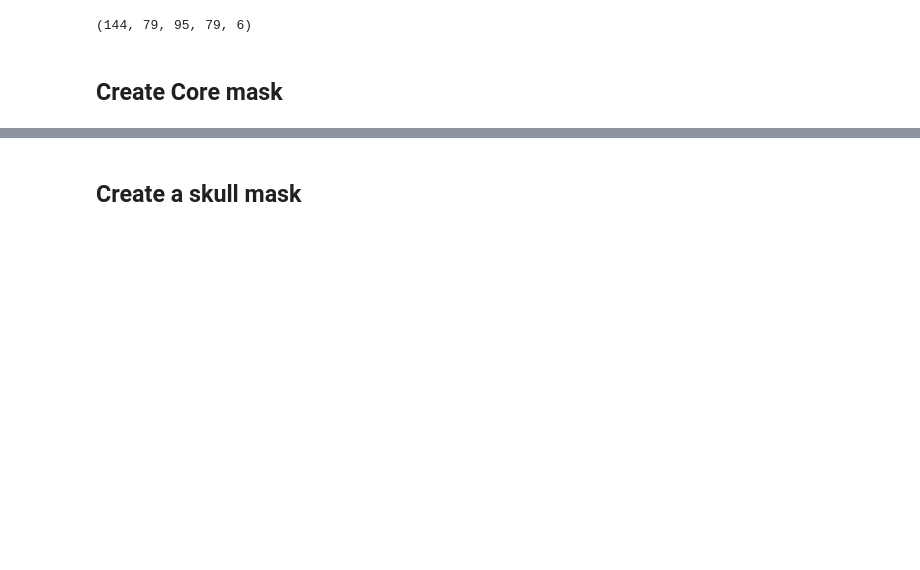
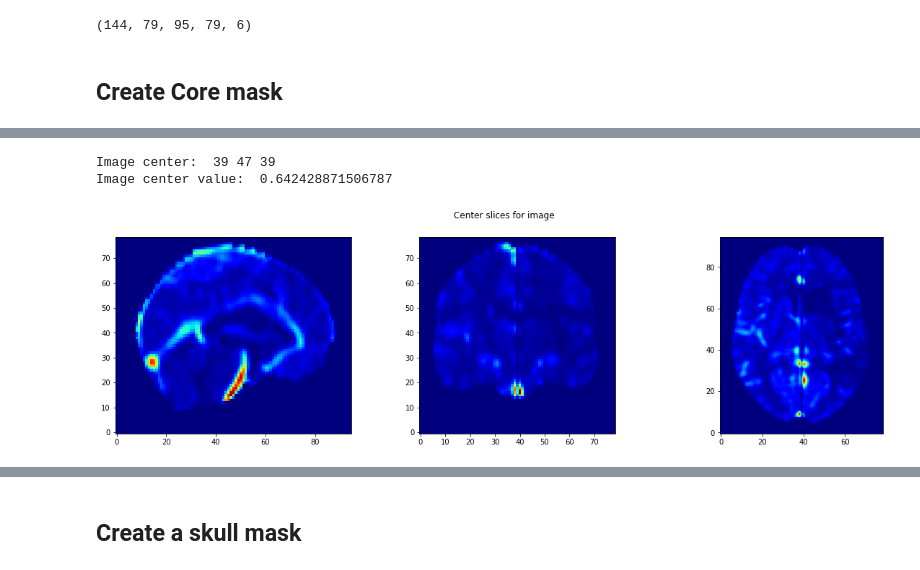
Before and after one commit to JulianKlug/PerfusionCT-Net, a Jupyter notebook: figure_notebooks/ischemic_core_segmentation_figure.ipynb, the cells around one changed output, grey strips where cells are left out. Saved outputs shown, nothing was run; the diff lists cells and outputs as text; code cells hidden in the pictures; blank space fills up the shorter version.

```diff
--- a/figure_notebooks/ischemic_core_segmentation_figure.ipynb
+++ b/figure_notebooks/ischemic_core_segmentation_figure.ipynb
@@ -116,3 +138,10 @@ def normalise_by_contralateral_median(data):
 # %%
 smooth_rCBF = normalise_by_contralateral_median(gaussian_smoothing(raw_images[..., 1, None], kernel_width=2))
 smooth_core_masks = smooth_rCBF < 0.38
+# %%
+subj_idx = 14
+rCBF_fig = display(smooth_rCBF[subj_idx], cmap='jet', return_figure=True)
+# %% [output]
+Image center:  39 47 39
+Image center value:  0.642428871506787
+[figure, added]
```
Also changed, not shown: parts of 25 cells of this notebook, 5 other files.
